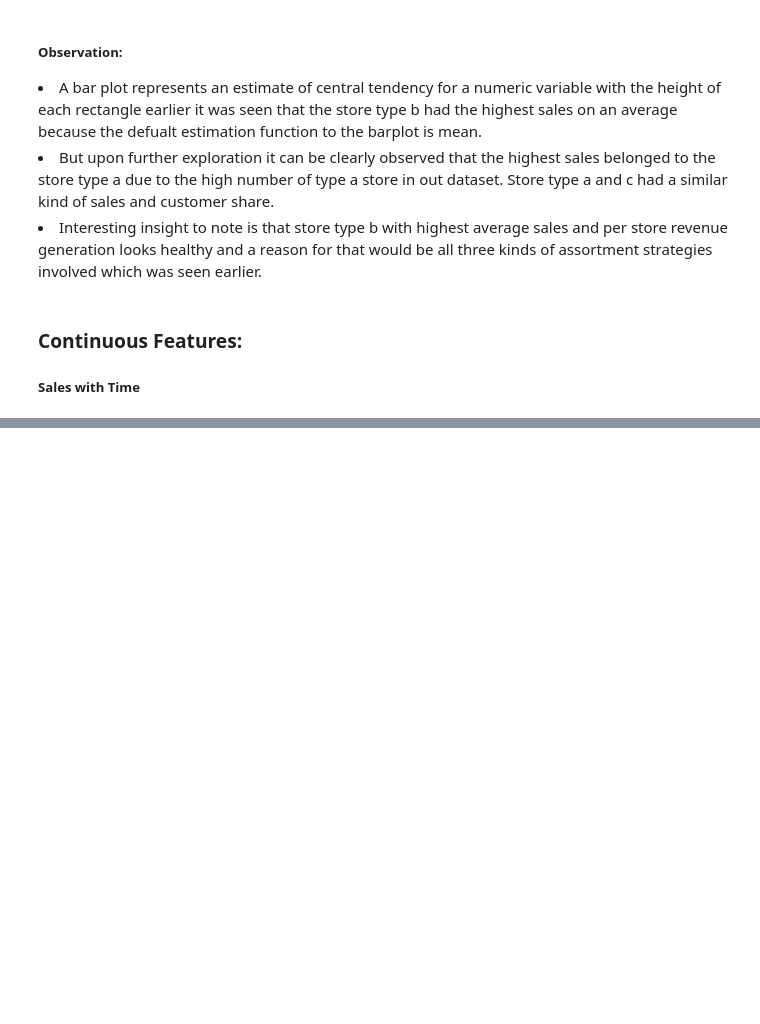
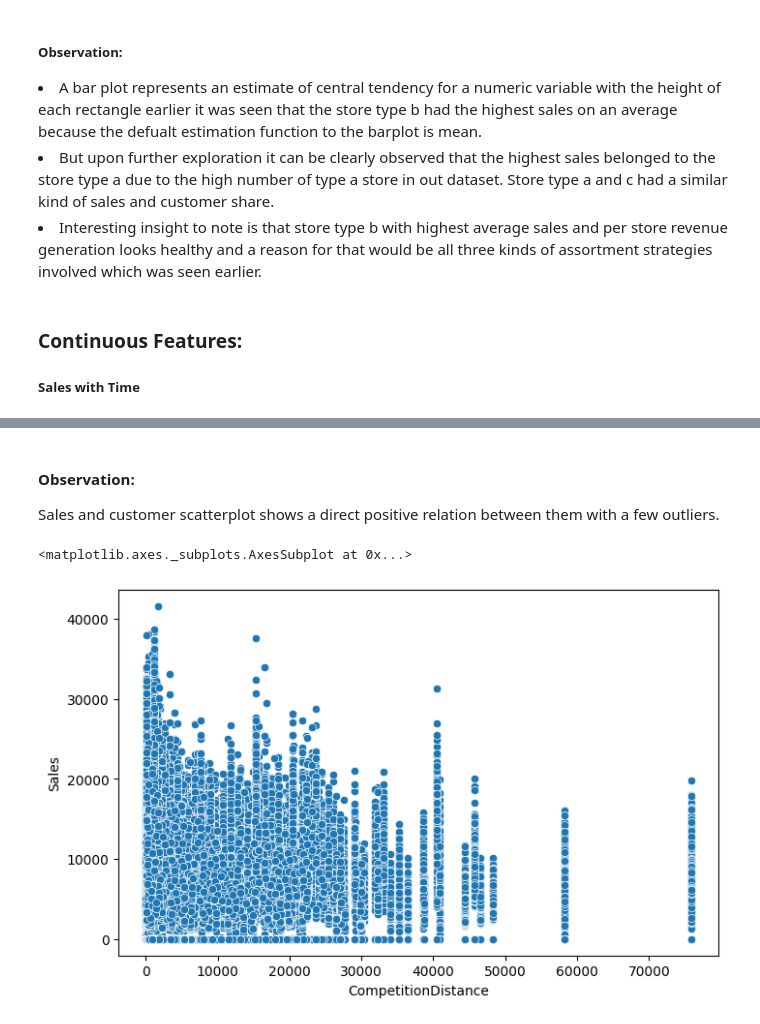
Before and after one commit to ambika1us/Retail_Sales_Prediction, a Jupyter notebook: Retail_Sales_Prediction.ipynb, the cells around one changed output, grey strips where cells are left out. Drawn from its saved outputs; the diff is of its cells as text; code cells hidden in the pictures; blank space fills up the shorter version.

```diff
--- a/Retail_Sales_Prediction.ipynb
+++ b/Retail_Sales_Prediction.ipynb
@@ -373,0 +414,9 @@ plt.show()
+# %% [markdown]
+<h4>Observation:</h4>
+<p>Sales and customer scatterplot shows a direct positive relation between them with a few outliers.</p>
+# %%
+#Scatterplot of CompetitionDistance and Sales
+sns.scatterplot(x=df['CompetitionDistance'],y=df['Sales'])
+# %% [output]
+<matplotlib.axes._subplots.AxesSubplot at 0x...>
+[figure, added]
```
Also changed, not shown: parts of 12 cells of this notebook.
